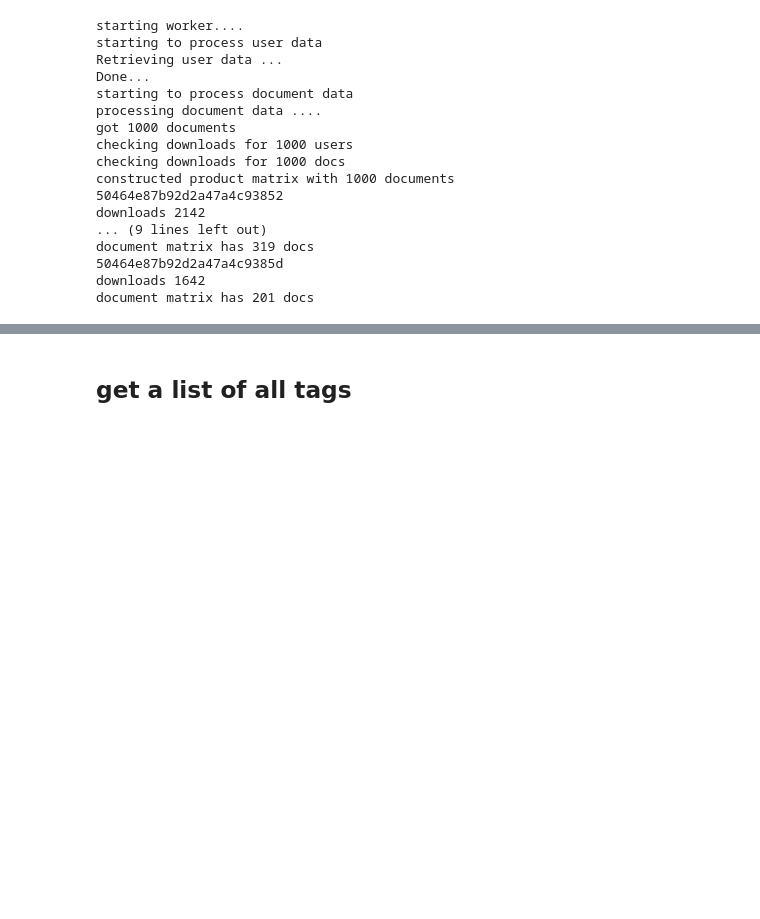
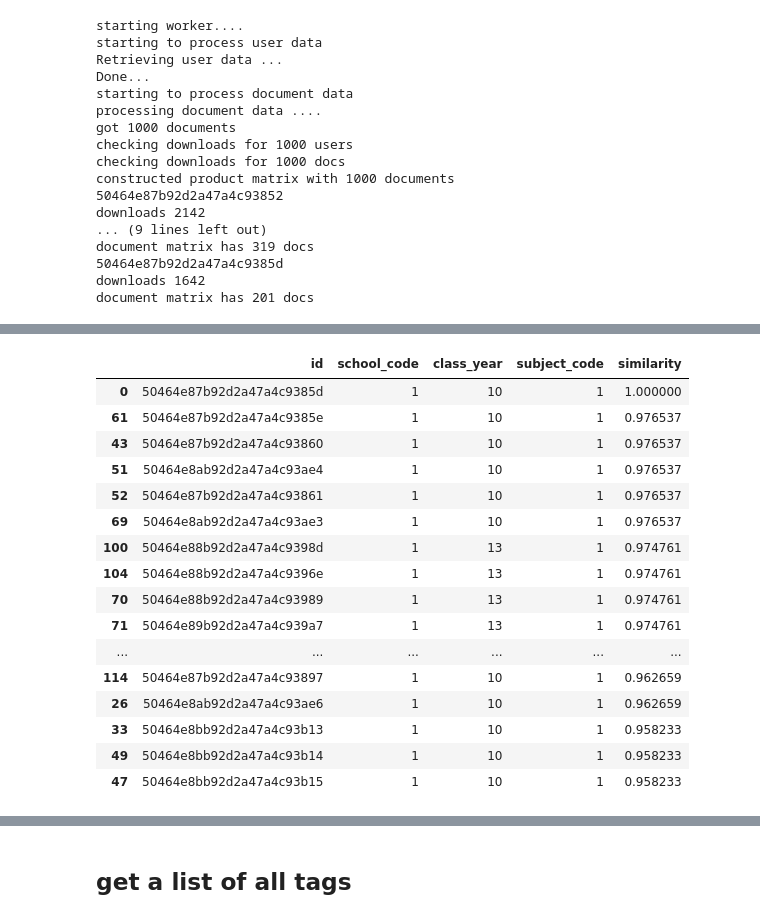
Before and after one commit to maxkimambo/recommender, a Jupyter notebook: Recommender-Copy1.ipynb, the cells around one changed output, grey strips where cells are left out. Drawn from its saved outputs; the diff is of its cells as text; code cells hidden in the pictures; blank space fills up the shorter version.

```diff
--- a/Recommender-Copy1.ipynb
+++ b/Recommender-Copy1.ipynb
@@ -117,0 +197,2 @@ tags.shape
+# %%
+combined.columns = ['id', 'school_code', 'class_year', 'subject_code', 'similarity']
@@ -117,0 +208,26 @@ tags.shape
+# %%
+sorted_docs = combined.sort_values(['similarity'], ascending=False)
+# %%
+deduplicated = sorted_docs.drop_duplicates("id")
+# %%
+very_similar = deduplicated[(deduplicated['similarity'] > 0.95)]
+# %%
+very_similar.head(30)
+# %% [output]
+|  | id | school_code | class_year | subject_code | similarity |
+| 0 | 50464e87b92d2a47a4c9385d | 1 | 10 | 1 | 1.000000 |
+| 61 | 50464e87b92d2a47a4c9385e | 1 | 10 | 1 | 0.976537 |
+| 43 | 50464e87b92d2a47a4c93860 | 1 | 10 | 1 | 0.976537 |
+| 51 | 50464e8ab92d2a47a4c93ae4 | 1 | 10 | 1 | 0.976537 |
+| 52 | 50464e87b92d2a47a4c93861 | 1 | 10 | 1 | 0.976537 |
+| 69 | 50464e8ab92d2a47a4c93ae3 | 1 | 10 | 1 | 0.976537 |
+| 100 | 50464e88b92d2a47a4c9398d | 1 | 13 | 1 | 0.974761 |
+| 104 | 50464e88b92d2a47a4c9396e | 1 | 13 | 1 | 0.974761 |
+| 70 | 50464e88b92d2a47a4c93989 | 1 | 13 | 1 | 0.974761 |
+| 71 | 50464e89b92d2a47a4c939a7 | 1 | 13 | 1 | 0.974761 |
+| ... | ... | ... | ... | ... | ... |
+| 114 | 50464e87b92d2a47a4c93897 | 1 | 10 | 1 | 0.962659 |
+| 26 | 50464e8ab92d2a47a4c93ae6 | 1 | 10 | 1 | 0.962659 |
+| 33 | 50464e8bb92d2a47a4c93b13 | 1 | 10 | 1 | 0.958233 |
+| 49 | 50464e8bb92d2a47a4c93b14 | 1 | 10 | 1 | 0.958233 |
+| 47 | 50464e8bb92d2a47a4c93b15 | 1 | 10 | 1 | 0.958233 |
```
Also changed, not shown: parts of 28 cells of this notebook, 1 other file.
